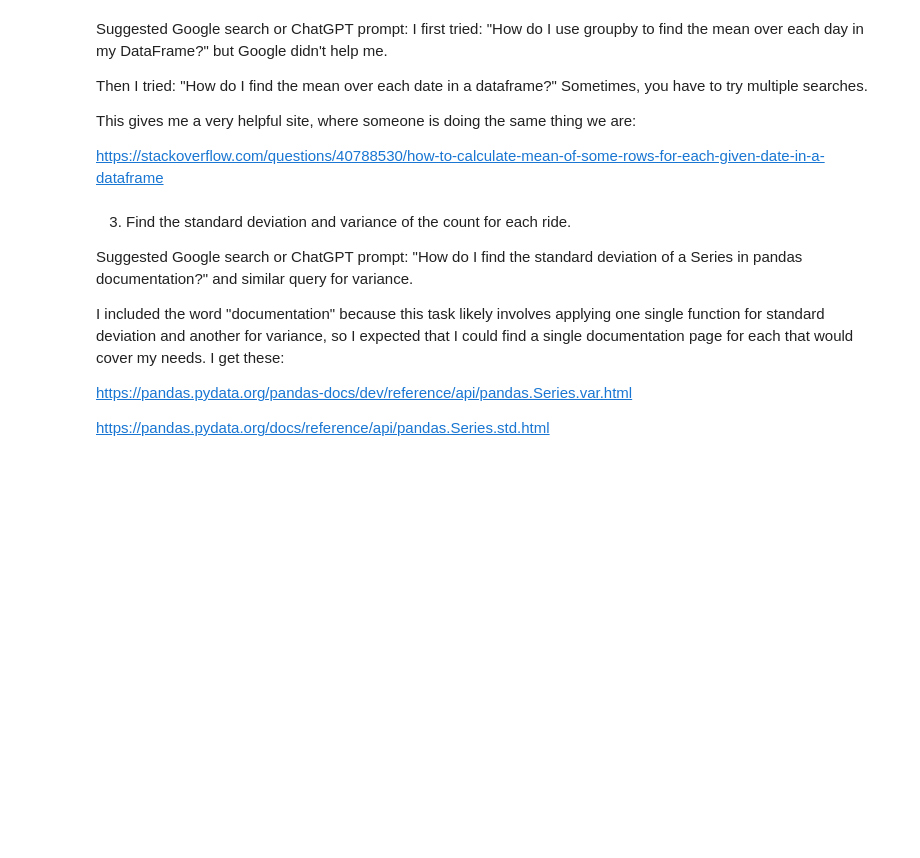
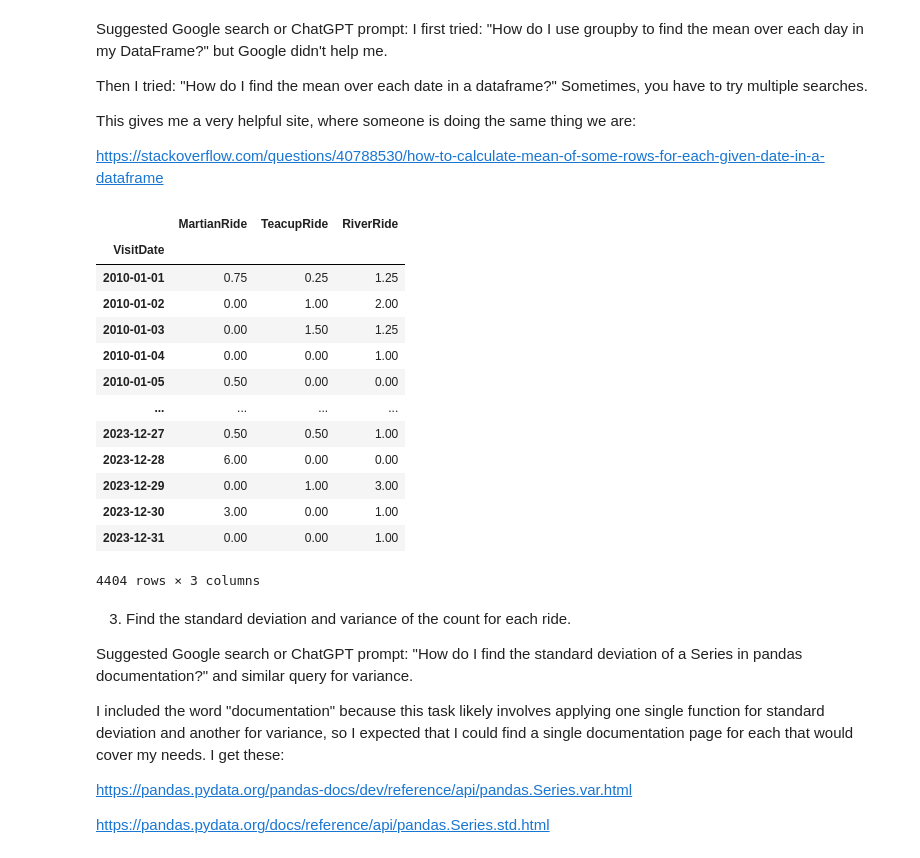
Before and after one commit to eghatzis0527/DX699---HW-Assignments, a Jupyter notebook: OMDS-ModB2-Week3-Hatzis-Eleni.ipynb, the cells around one changed output. Cells and saved outputs as stored; diff of their text form; code cells hidden in the pictures; blank space fills up the shorter version.

```diff
--- a/OMDS-ModB2-Week3-Hatzis-Eleni.ipynb
+++ b/OMDS-ModB2-Week3-Hatzis-Eleni.ipynb
@@ -193,6 +193,23 @@ https://stackoverflow.com/questions/40788530/how-to-calculate-mean-of-some-rows-
 means = df.groupby('VisitDate')[ride_columns].mean()
 medians = df.groupby('VisitDate')[ride_columns].median()
 modes = df.groupby('VisitDate')[ride_columns].agg(pd.Series.mode)
+# %%
+means
+# %% [output]
+|  | MartianRide | TeacupRide | RiverRide |
+| VisitDate |  |  |  |
+| 2010-01-01 | 0.75 | 0.25 | 1.25 |
+| 2010-01-02 | 0.00 | 1.00 | 2.00 |
+| 2010-01-03 | 0.00 | 1.50 | 1.25 |
+| 2010-01-04 | 0.00 | 0.00 | 1.00 |
+| 2010-01-05 | 0.50 | 0.00 | 0.00 |
+| ... | ... | ... | ... |
+| 2023-12-27 | 0.50 | 0.50 | 1.00 |
+| 2023-12-28 | 6.00 | 0.00 | 0.00 |
+| 2023-12-29 | 0.00 | 1.00 | 3.00 |
+| 2023-12-30 | 3.00 | 0.00 | 1.00 |
+| 2023-12-31 | 0.00 | 0.00 | 1.00 |
+4404 rows × 3 columns
 # %% [markdown]
 3. Find the standard deviation and variance of the count for each ride.
 
```
Also changed, not shown: parts of 1 cell of this notebook.
